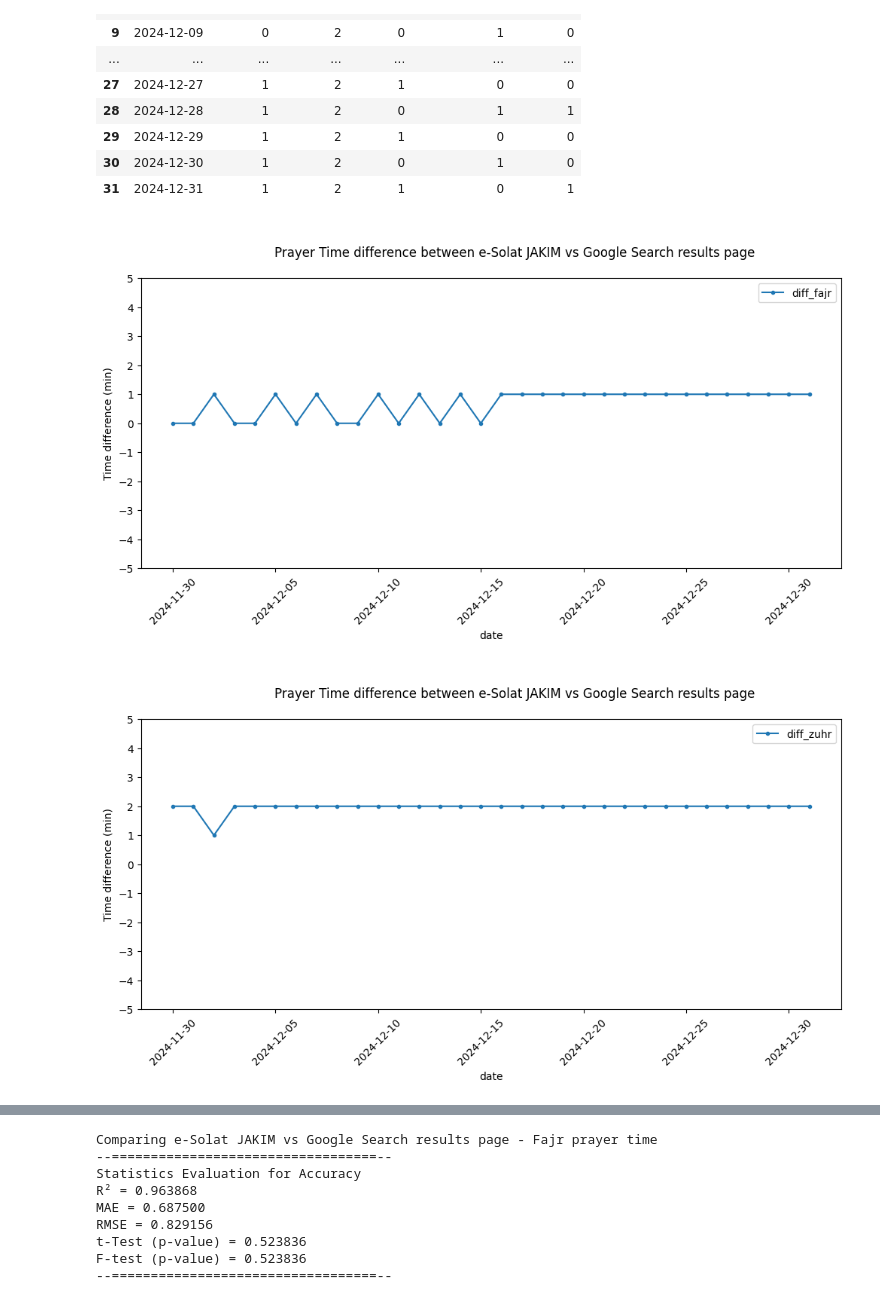
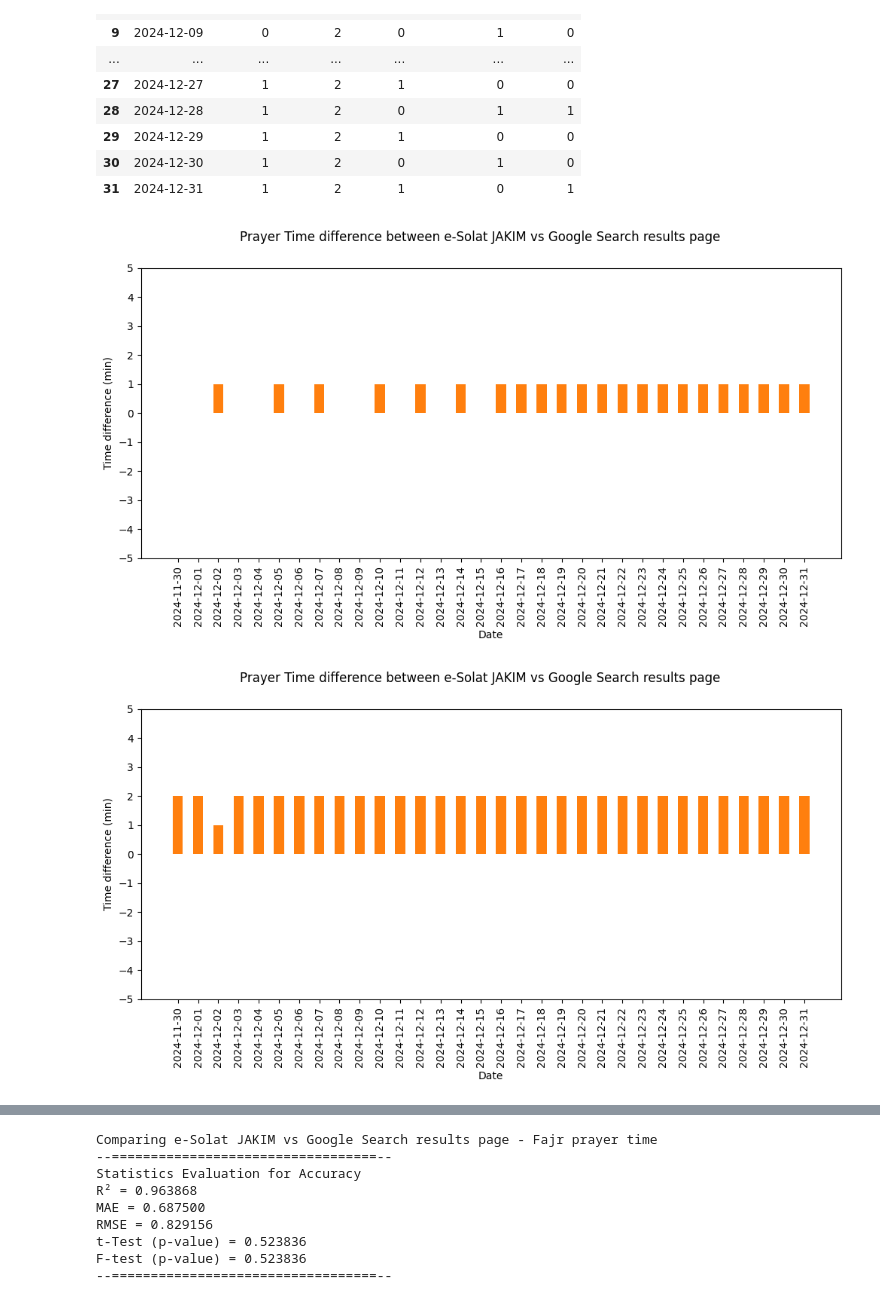
Before and after one commit to azamsuratem/predictprayertimes, a Jupyter notebook: python/objective_1_new.ipynb, the cells around one changed output, grey strips where cells are left out. Drawn from its saved outputs; the diff is of its cells as text; code cells hidden in the pictures.

Commit message:
change to bar plot negative positive from line plot for differences

```diff
--- a/python/objective_1_new.ipynb
+++ b/python/objective_1_new.ipynb
@@ -96,9 +71,31 @@ def plot_scatter_diff(col_name = ""):
+# %%
+def plot_bar_diff(col_name = ""):
+    if col_name not in compareDF.columns:
+        return
+
+    negatives = compareDF[col_name].loc[compareDF[col_name] < 0]
+    positives = compareDF[col_name].loc[compareDF[col_name] >= 0]
+
+    f, ax = plt.subplots(figsize=(12,5))
+
+    f.suptitle("Prayer Time difference between e-Solat JAKIM vs Google Search results page")
+
+    if len(negatives) > 0:
+        ax.bar(compareDF["date"], negatives, width=0.5, color='C3')
+
+    ax.bar(compareDF["date"], positives, width=0.5, color='C1')
+
+    ax.set_xlabel("Date")
+    ax.set_ylabel("Time difference (min)")
+
+    plt.xticks(rotation=90)
+    plt.yticks(np.arange(-5,6,1))
 # %%
-plot_scatter_diff("diff_fajr")
+plot_bar_diff("diff_fajr")
 # %% [output]
-[figure, old version]
+[figure, new version]
 # %%
-plot_scatter_diff("diff_zuhr")
+plot_bar_diff("diff_zuhr")
 # %% [output]
-[figure, old version]
+[figure, new version]
 # %%
```
Also changed, not shown: parts of 5 cells of this notebook.
